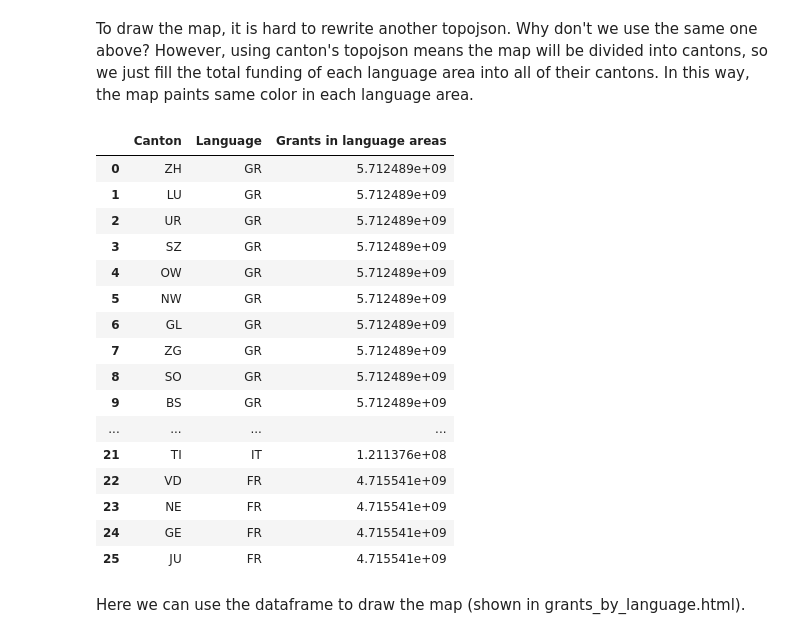
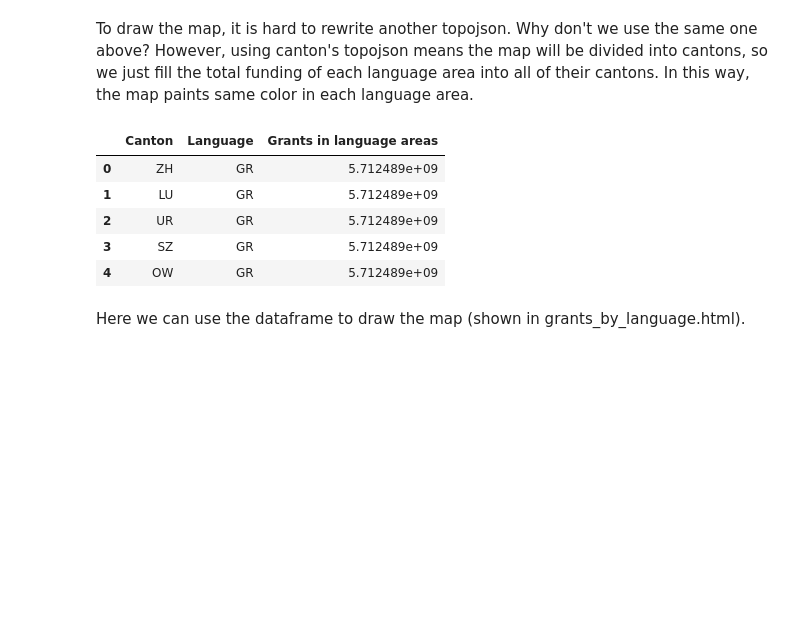
Before and after one commit to BeforeRain/ADA-homework, a Jupyter notebook: 03 - Interactive Viz/University_Canton.ipynb, the cells around one changed output. Drawn from its saved outputs; the diff is of its cells as text; code cells hidden in the pictures; blank space fills up the shorter version.

```diff
--- a/03 - Interactive Viz/University_Canton.ipynb
+++ b/03 - Interactive Viz/University_Canton.ipynb
@@ -498,25 +449,14 @@ language_grants_df
 To draw the map, it is hard to rewrite another topojson. Why don't we use the same one above? However, using canton's topojson means the map will be divided into cantons, so we just fill the total funding of each language area into all of their cantons. In this way, the map paints same color in each language area.
 # %%
 canton_lg_funding = canton_language.merge(language_grants_df, how='outer')
-canton_lg_funding
+canton_lg_funding.head()
 # %% [output]
 |  | Canton | Language | Grants in language areas |
 | 0 | ZH | GR | 5.712489e+09 |
 | 1 | LU | GR | 5.712489e+09 |
 | 2 | UR | GR | 5.712489e+09 |
 | 3 | SZ | GR | 5.712489e+09 |
 | 4 | OW | GR | 5.712489e+09 |
-| 5 | NW | GR | 5.712489e+09 |
-| 6 | GL | GR | 5.712489e+09 |
-| 7 | ZG | GR | 5.712489e+09 |
-| 8 | SO | GR | 5.712489e+09 |
-| 9 | BS | GR | 5.712489e+09 |
-| ... | ... | ... | ... |
-| 21 | TI | IT | 1.211376e+08 |
-| 22 | VD | FR | 4.715541e+09 |
-| 23 | NE | FR | 4.715541e+09 |
-| 24 | GE | FR | 4.715541e+09 |
-| 25 | JU | FR | 4.715541e+09 |
 # %% [markdown]
 Here we can use the dataframe to draw the map (shown in grants_by_language.html).
 # %%
```
Also changed, not shown: parts of 5 cells of this notebook, 2 other files.
